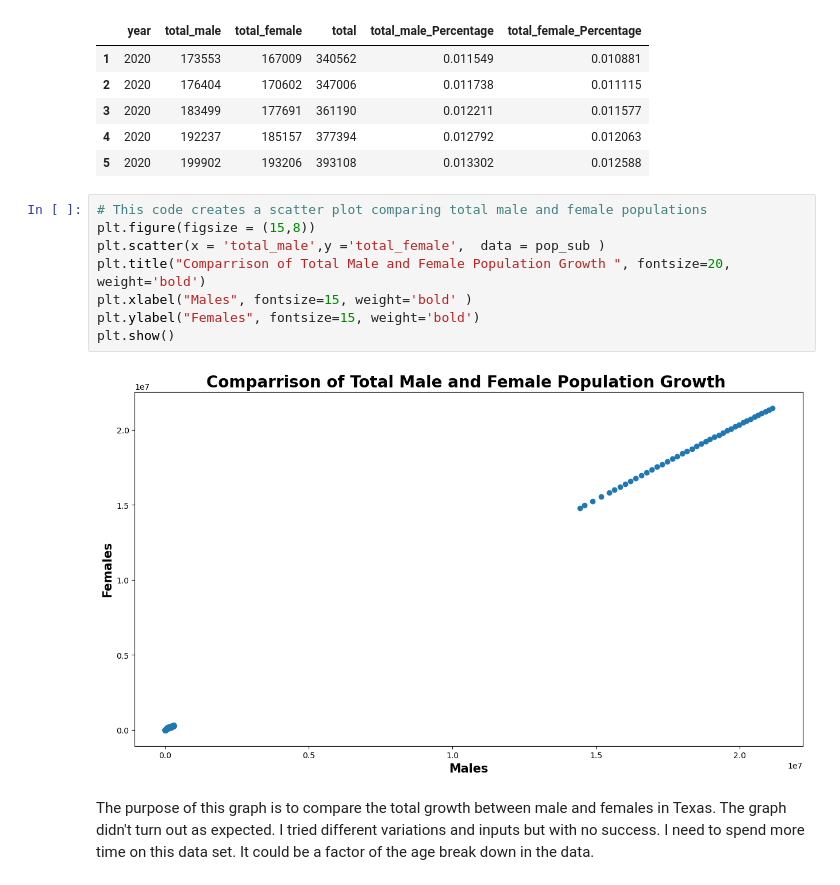
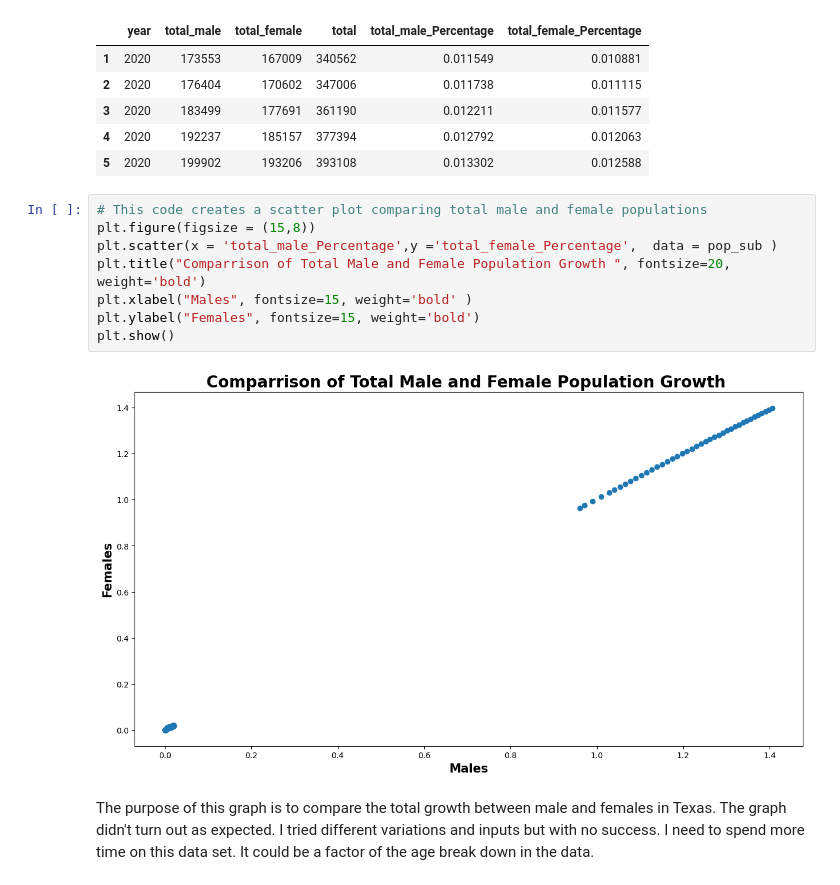
Before and after one commit to MWPerrineJr/Data_Mining_Final, a Jupyter notebook: data mining final1.ipynb, the cells around one changed output. Saved outputs shown, nothing was run; the diff lists cells and outputs as text.

```diff
--- a/data mining final1.ipynb
+++ b/data mining final1.ipynb
@@ -138,13 +140,13 @@ pop_sub.head()
 # %%
 # This code creates a scatter plot comparing total male and female populations
 plt.figure(figsize = (15,8))
-plt.scatter(x = 'total_male',y ='total_female',  data = pop_sub )
+plt.scatter(x = 'total_male_Percentage',y ='total_female_Percentage',  data = pop_sub )
 plt.title("Comparrison of Total Male and Female Population Growth ", fontsize=20, weight='bold')
 plt.xlabel("Males", fontsize=15, weight='bold' )
 plt.ylabel("Females", fontsize=15, weight='bold')
 plt.show()
 # %% [output]
-[figure, old version]
+[figure, new version]
 # %% [markdown]
 The purpose of this graph is to compare the total growth between male and females in Texas. The graph didn't turn out as expected. I tried different variations and inputs but with no success. I need to spend more time on this data set. It could be a factor of the age break down in the data.
 # %%
```
Also changed, not shown: parts of 11 cells of this notebook.
